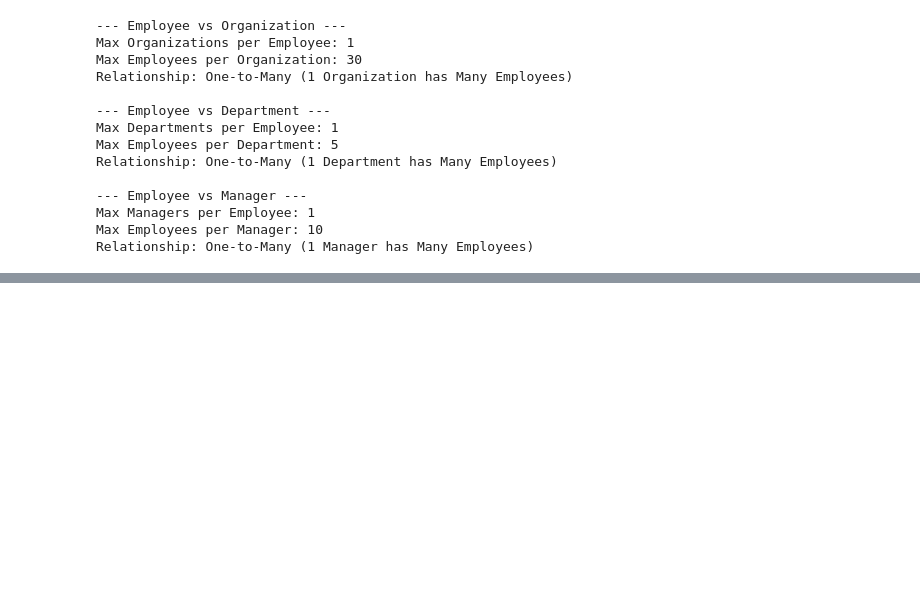
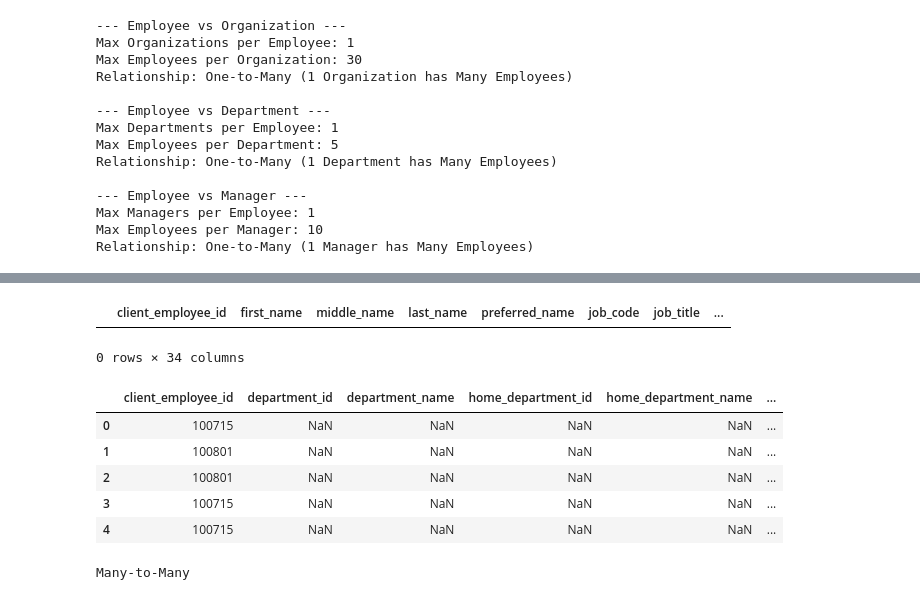
Before and after one commit to sajinamatya/ASE-ETL-pipeline-, a Jupyter notebook: data.ipynb, the cells around one changed output, grey strips where cells are left out. Saved outputs shown, nothing was run; the diff lists cells and outputs as text; code cells hidden in the pictures; blank space fills up the shorter version.

```diff
--- a/data.ipynb
+++ b/data.ipynb
@@ -220,0 +334,30 @@ Relationship: One-to-Many (1 Manager has Many Employees)
+# %%
+df[df['client_employee_id'].isin(invalid_manager_ids.index)]
+# %% [output]
+|  | client_employee_id | first_name | middle_name | last_name | preferred_name | job_code | job_title | ... |
+0 rows × 34 columns
+# %%
+df2.head()
+# %% [output]
+|  | client_employee_id | department_id | department_name | home_department_id | home_department_name | ... |
+| 0 | 100715 | NaN | NaN | NaN | NaN | ... |
+| 1 | 100801 | NaN | NaN | NaN | NaN | ... |
+| 2 | 100801 | NaN | NaN | NaN | NaN | ... |
+| 3 | 100715 | NaN | NaN | NaN | NaN | ... |
+| 4 | 100715 | NaN | NaN | NaN | NaN | ... |
+# %%
+dept_max = df2.groupby("department_id")["home_department_id"].nunique().max()
+home_max = df2.groupby("home_department_id")["department_id"].nunique().max()
+
+if dept_max == 1 and home_max == 1:
+    relation = "One-to-One"
+elif dept_max > 1 and home_max == 1:
+    relation = "One-to-Many (Department → Home)"
+elif dept_max == 1 and home_max > 1:
+    relation = "One-to-Many (Home → Department)"
+else:
+    relation = "Many-to-Many"
+
+print(relation)
+# %% [output]
+Many-to-Many
```
Also changed, not shown: parts of 10 cells of this notebook, 2 other files.
